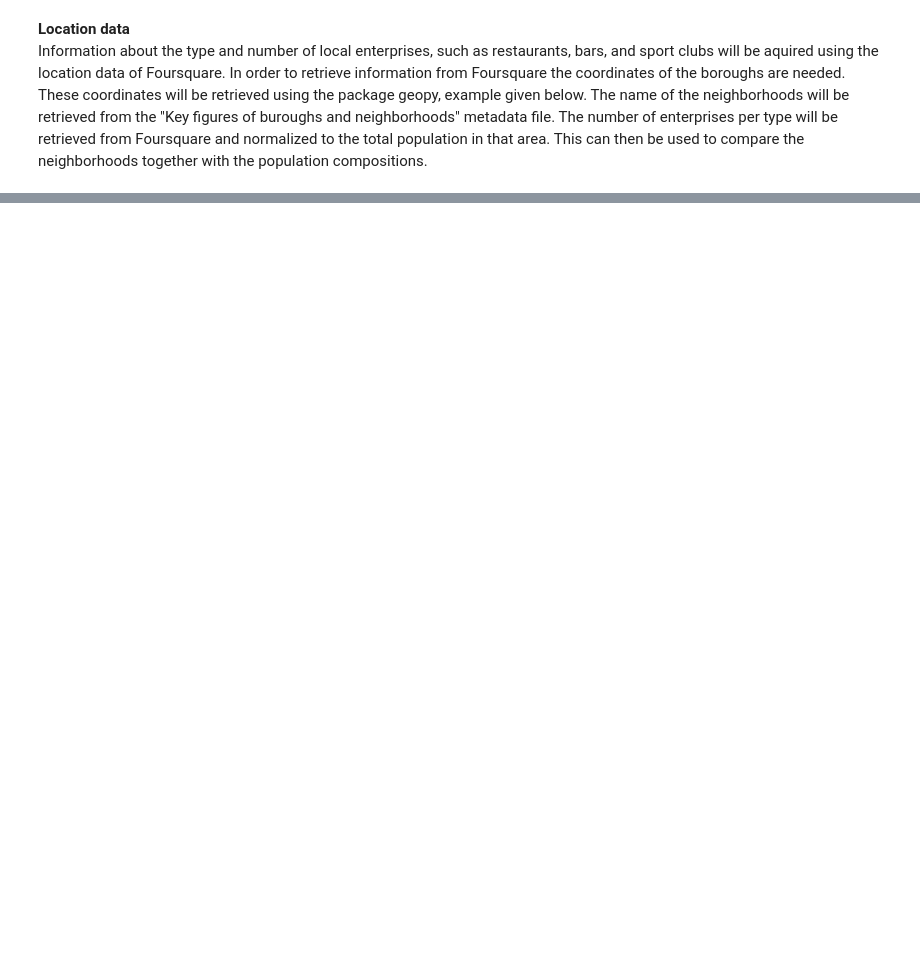
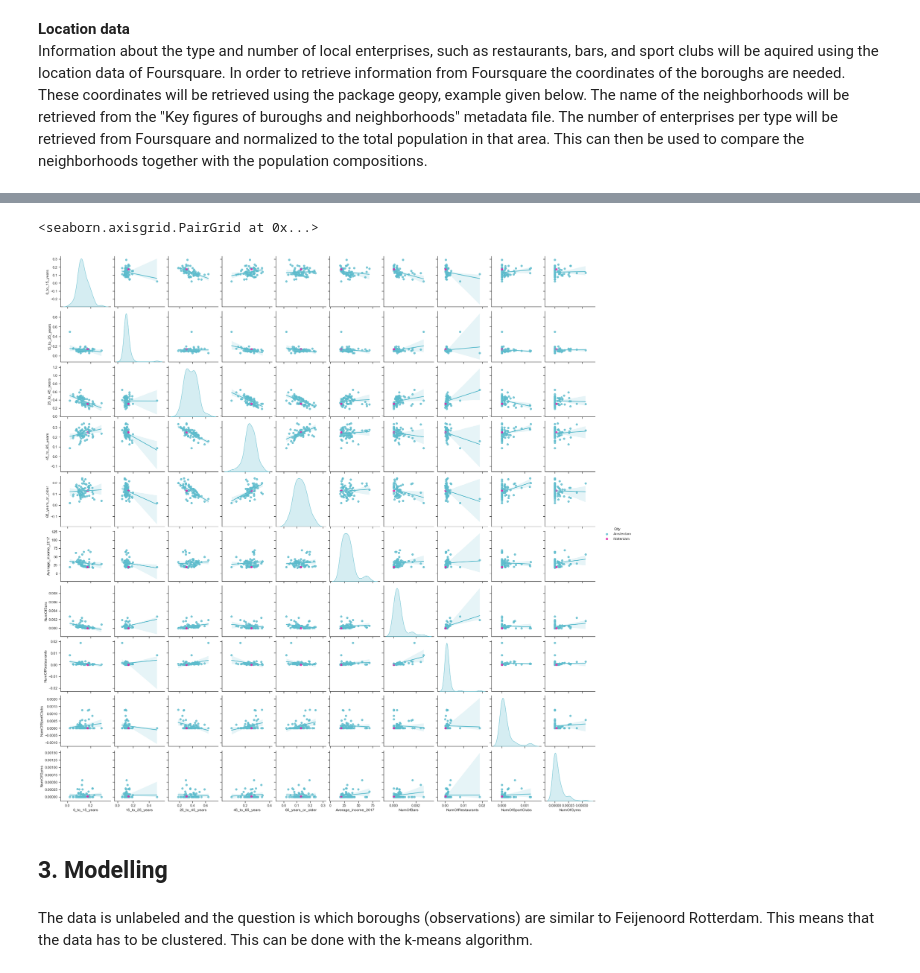
Before and after one commit to DKooijman97/Coursera_Capstone, a Jupyter notebook: Final_project.ipynb, the cells around one changed output, grey strips where cells are left out. Cells and saved outputs as stored; diff of their text form; code cells hidden in the pictures; blank space fills up the shorter version.

```diff
--- a/Final_project.ipynb
+++ b/Final_project.ipynb
@@ -52,0 +609,3 @@ Westerpark, West, Amsterdam, Noord-Holland, Nederland
+# %%
+venuesRelevant = Venues.loc[(Venues['Venue Category']== "RESTAURANT") | (Venues['Venue Category']== "BAR") |(Venues['Venue Category']== "SPORT CLUB")|(Venues['Venue Category']== "GYM") ,]
+venuesRelevant.tail(10)
@@ -52,0 +646,9 @@ Westerpark, West, Amsterdam, Noord-Holland, Nederland
+# %%
+venuesCount = pd.get_dummies(venuesRelevant[['Venue Category']], prefix="", prefix_sep="")
+venuesCount["Neighborhood"] = venuesRelevant["Neighborhood"]
+venuesCount = venuesCount.groupby("Neighborhood").sum().rename(columns = {"BAR": "NumOfBars",
+                                                                          "GYM": "NumOfGyms",
+                                                                          "RESTAURANT": "NumOfRestaurants",
+                                                                          "SPORT CLUB": "NumOfSportClubs"})
+venuesCount.reset_index(inplace = True)
+venuesCount.rename(columns = {"Neighborhood": "Name"}, inplace = True)
@@ -52,0 +657,4 @@ Westerpark, West, Amsterdam, Noord-Holland, Nederland
+# %%
+data = CBS_data.merge(right = venuesCount, on = "Name")
+data["Average_income_2017"] = pd.to_numeric(data["Average_income_2017"], downcast = 'float')
+data
@@ -52,0 +677,7 @@ Westerpark, West, Amsterdam, Noord-Holland, Nederland
+# %%
+dataNormalized = data
+
+dataNormalized["NumOfBars"] = dataNormalized["NumOfBars"]/dataNormalized["Total Population"]
+dataNormalized["NumOfGyms"] = dataNormalized["NumOfGyms"]/dataNormalized["Total Population"]
+dataNormalized["NumOfRestaurants"] = dataNormalized["NumOfRestaurants"]/dataNormalized["Total Population"]
+dataNormalized["NumOfSportClubs"] = dataNormalized["NumOfSportClubs"]/dataNormalized["Total Population"]
@@ -52,0 +728,24 @@ Westerpark, West, Amsterdam, Noord-Holland, Nederland
+# %%
+import seaborn as sns
+sns.set_theme(style="ticks")
+
+#Unnormalized data:
+plotData = dataNormalized[["0_to_15_years",
+                 "15_to_25_years",
+                 "25_to_45_years",
+                 "45_to_65_years",
+                 "65_years_or_older",
+                 "Average_income_2017",
+                 "NumOfBars",
+                 "NumOfRestaurants",
+                 "NumOfSportClubs",
+                 "NumOfGyms",
+                 "City"]]
+sns.pairplot(plotData, kind = "reg",diag_kind = "kde", hue = "City", palette = {'Amsterdam':'#5BBBCC', "Rotterdam": "#E31CA3"} )
+# %% [output]
+<seaborn.axisgrid.PairGrid at 0x...>
+[figure, added]
+# %% [markdown]
+## 3. Modelling
+# %% [markdown]
+The data is unlabeled and the question is which boroughs (observations) are similar to Feijenoord Rotterdam. This means that the data has to be clustered. This can be done with the k-means algorithm.
```
Also changed, not shown: parts of 94 cells of this notebook.
